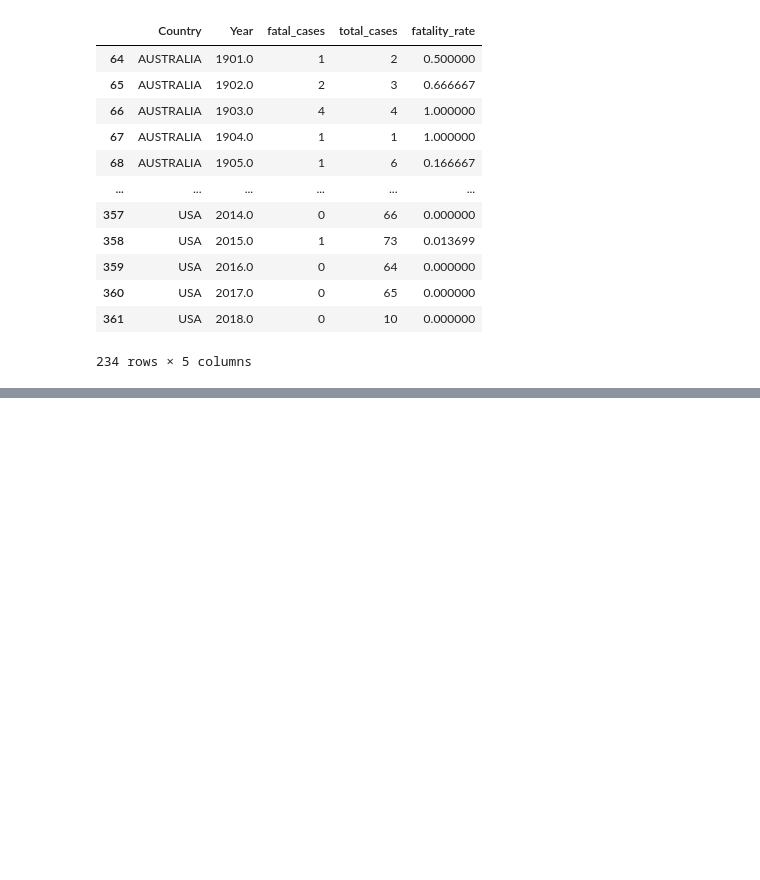
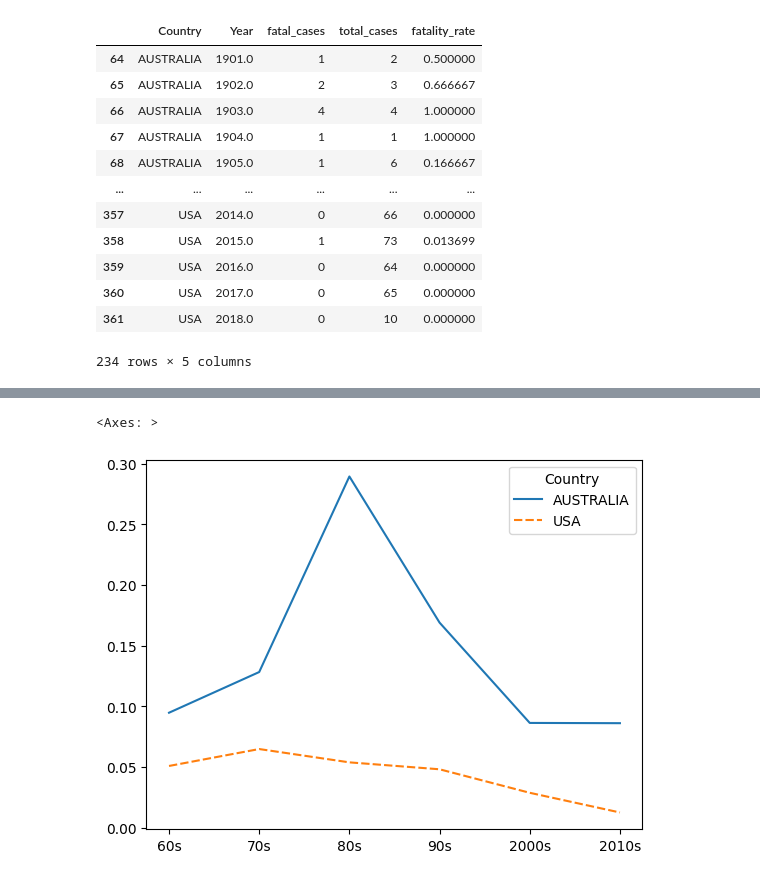
Before and after one commit to alexaiung/Shark-Attack-Analysis, a Jupyter notebook: project01.ipynb, the cells around one changed output, grey strips where cells are left out. Cells and saved outputs as stored; diff of their text form; code cells hidden in the pictures; blank space fills up the shorter version.

```diff
--- a/project01.ipynb
+++ b/project01.ipynb
@@ -948,0 +488,3 @@ sharks.head()
+# %%
+sharks_usa_australia_year_1960 = sharks_usa_australia_year[sharks_usa_australia_year['Year'] > 1960]
+sharks_usa_australia_year_1960
@@ -948,0 +514,9 @@ sharks.head()
+# %%
+mask_dec_60 = (sharks_usa_australia_year_1960['Year'] >= 1960) & (sharks_usa_australia_year_1960['Year'] < 1970)
+mask_dec_70 = (sharks_usa_australia_year_1960['Year'] >= 1970) & (sharks_usa_australia_year_1960['Year'] < 1980)
+mask_dec_80 = (sharks_usa_australia_year_1960['Year'] >= 1980) & (sharks_usa_australia_year_1960['Year'] < 1990)
+mask_dec_90 = (sharks_usa_australia_year_1960['Year'] >= 1990) & (sharks_usa_australia_year_1960['Year'] < 2000)
+mask_dec_2000 = (sharks_usa_australia_year_1960['Year'] >= 2000) & (sharks_usa_australia_year_1960['Year'] < 2010)
+mask_dec_2010 = (sharks_usa_australia_year_1960['Year'] >= 2010) & (sharks_usa_australia_year_1960['Year'] < 2020)
+
+sharks_usa_australia_year_1960[mask_dec_60].groupby('Country')['fatality_rate'].mean()
@@ -948,0 +528,12 @@ sharks.head()
+# %%
+sharks_decade_variation = pd.DataFrame(
+    [sharks_usa_australia_year_1960[mask_dec_60].groupby('Country')['fatality_rate'].mean(),
+    sharks_usa_australia_year_1960[mask_dec_70].groupby('Country')['fatality_rate'].mean(),
+    sharks_usa_australia_year_1960[mask_dec_80].groupby('Country')['fatality_rate'].mean(),
+    sharks_usa_australia_year_1960[mask_dec_90].groupby('Country')['fatality_rate'].mean(),
+    sharks_usa_australia_year_1960[mask_dec_2000].groupby('Country')['fatality_rate'].mean(),
+    sharks_usa_australia_year_1960[mask_dec_2010].groupby('Country')['fatality_rate'].mean(),
+    ], index=['60s', '70s', '80s', '90s', '2000s', '2010s']
+)
+
+sharks_decade_variation
@@ -948,0 +548,5 @@ sharks.head()
+# %%
+sns.lineplot(data=sharks_decade_variation)
+# %% [output]
+<Axes: >
+[figure, added]
```
Also changed, not shown: parts of 72 cells of this notebook.
